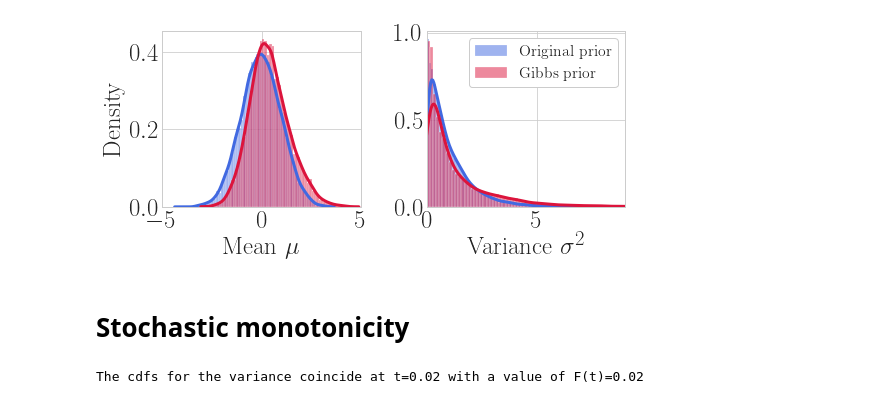
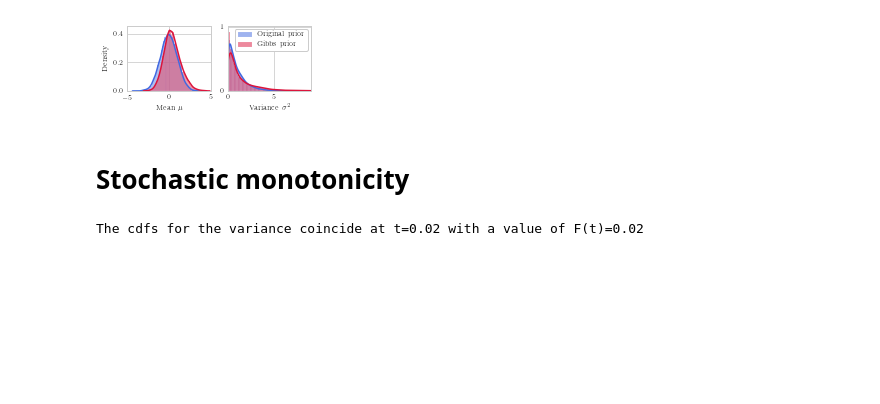
Before and after one commit to lrendsburg/Gibbs-priors, a Jupyter notebook: exp/fig_abc.ipynb, the cells around one changed output. Saved outputs shown, nothing was run; the diff lists cells and outputs as text; code cells hidden in the pictures; blank space fills up the shorter version.

```diff
--- a/exp/fig_abc.ipynb
+++ b/exp/fig_abc.ipynb
@@ -49,29 +48,35 @@ thetas_approx = np.load(f'../res/abc/laplace_approx.npy').squeeze()
 mu_true, sigma_sq_true = thetas_prior[:, 0], thetas_prior[:, 1]
 mu_approx, sigma_sq_approx = thetas_approx[:, 0], thetas_approx[:, 1]
 # %%
-fig, axs = plt.subplots(ncols=2, figsize=(linewidth, .5*linewidth))
+fig, axs = plt.subplots(ncols=2, figsize=(.55*LATEX_WIDTH, .2*LATEX_WIDTH))
 
 sns.histplot(mu_true, ax=axs[0], label='Prior', color='royalblue', kde=True, stat='density', edgecolor="white")
 sns.histplot(mu_approx, ax=axs[0], label='Gibbs prior', color='crimson', kde=True, stat='density', edgecolor="white")
 axs[0].set_xlabel(r'Mean $\mu$')
 axs[0].set_xlim((-5, 5))
 # axs[0].legend()
 
 sns.histplot(sigma_sq_true, stat='density', ax=axs[1], label=r'Original prior', color='royalblue', kde=True, edgecolor="white")
 sns.histplot(np.clip(sigma_sq_approx, a_min=0, a_max=10), stat='density', ax=axs[1], color='crimson',
              label=r'Gibbs prior', kde=True, edgecolor="white")
 # axs[1].legend()
 axs[1].set_xlim([0, 9])
 
 axs[1].set_xlabel(r'Variance $\sigma^2$')
 axs[1].set_ylabel('')
+# Ticks
+axs[0].set_yticks([0, 0.2, 0.4])
+axs[0].set_xticks([-5, 0, 5])
+axs[1].set_yticks([0, 1])
+axs[1].set_xticks([0, 5])
 
 plt.legend(framealpha=1, frameon=True)
-plt.tight_layout()
-tikzplotlib.save('../fig/prior_vs_laplace.tex')
+# plt.tight_layout()
+# tikzplotlib.save('../fig/prior_vs_laplace.tex')
+plt.savefig('../fig/prior_vs_laplace.pdf', bbox_inches='tight')
 plt.show()
 # %% [output]
-[figure, old version]
+[figure, new version]
 # %% [markdown]
 # Stochastic monotonicity
 # %%
```
Also changed, not shown: parts of 3 cells of this notebook, 3 other files.
